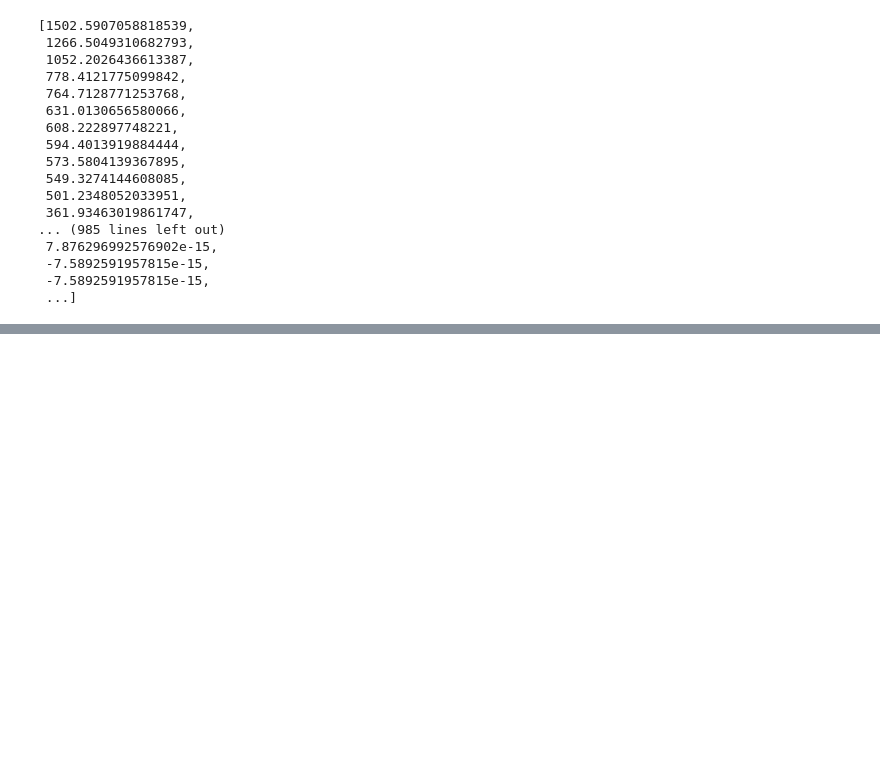
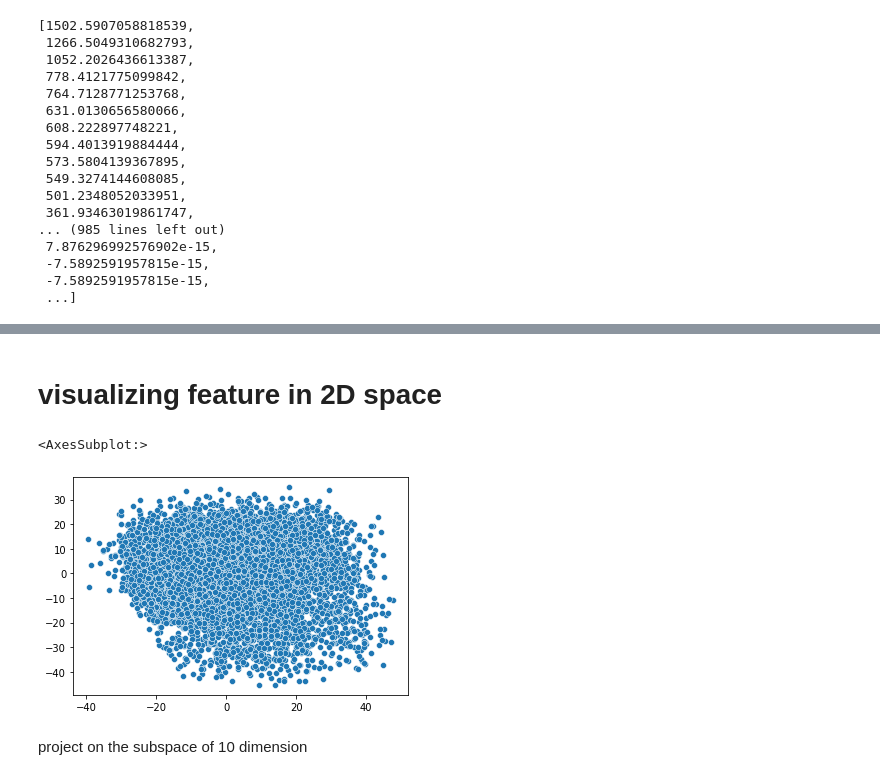
Before and after one commit to rnd4u-org/2021-knu-churn, a Jupyter notebook: Dimension-Reduction.ipynb, the cells around one changed output, grey strips where cells are left out. Saved outputs shown, nothing was run; the diff lists cells and outputs as text; code cells hidden in the pictures; blank space fills up the shorter version.

```diff
--- a/Dimension-Reduction.ipynb
+++ b/Dimension-Reduction.ipynb
@@ -169,0 +413,4 @@ np_la.matrix_rank(x[:19,:])
+# %%
+dim_number = 2
+base_vectors = Q[:, :dim_number]
+base_vectors
@@ -169,0 +425,2 @@ np_la.matrix_rank(x[:19,:])
+# %%
+second_dim_data = cov_x_matrix @ base_vectors
@@ -169,0 +435,13 @@ np_la.matrix_rank(x[:19,:])
+# %% [markdown]
+# visualizing feature in 2D space
+# %%
+fig = plt.figure()
+ax = fig.add_subplot(111)
+x=[i for i in second_dim_data[:, 0]]
+y=[i for i in second_dim_data[:, 1]]
+sns.scatterplot(x,y)
+# %% [output]
+<AxesSubplot:>
+[figure, added]
+# %% [markdown]
+project on the subspace of 10 dimension
```
Also changed, not shown: parts of 41 cells of this notebook.
